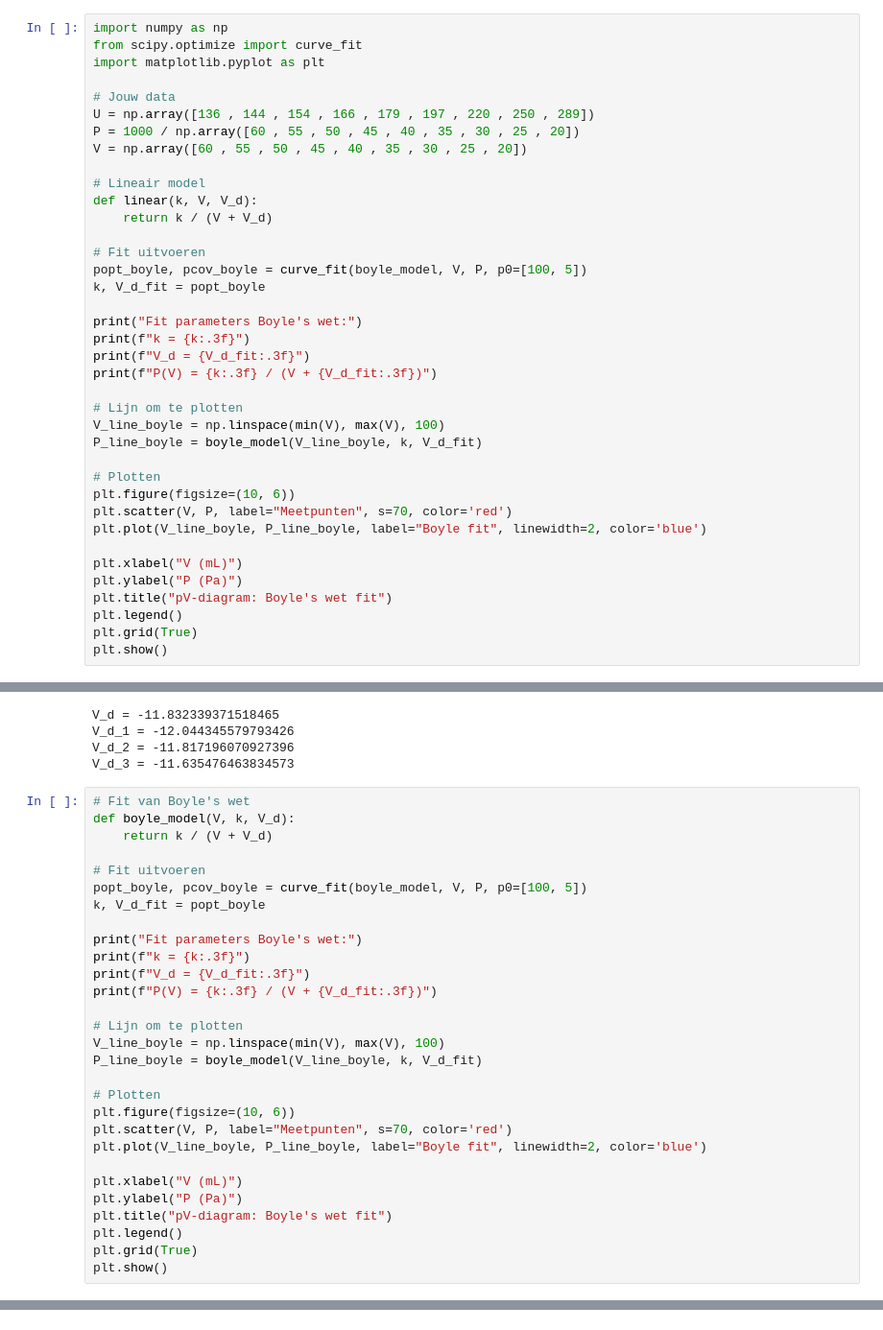
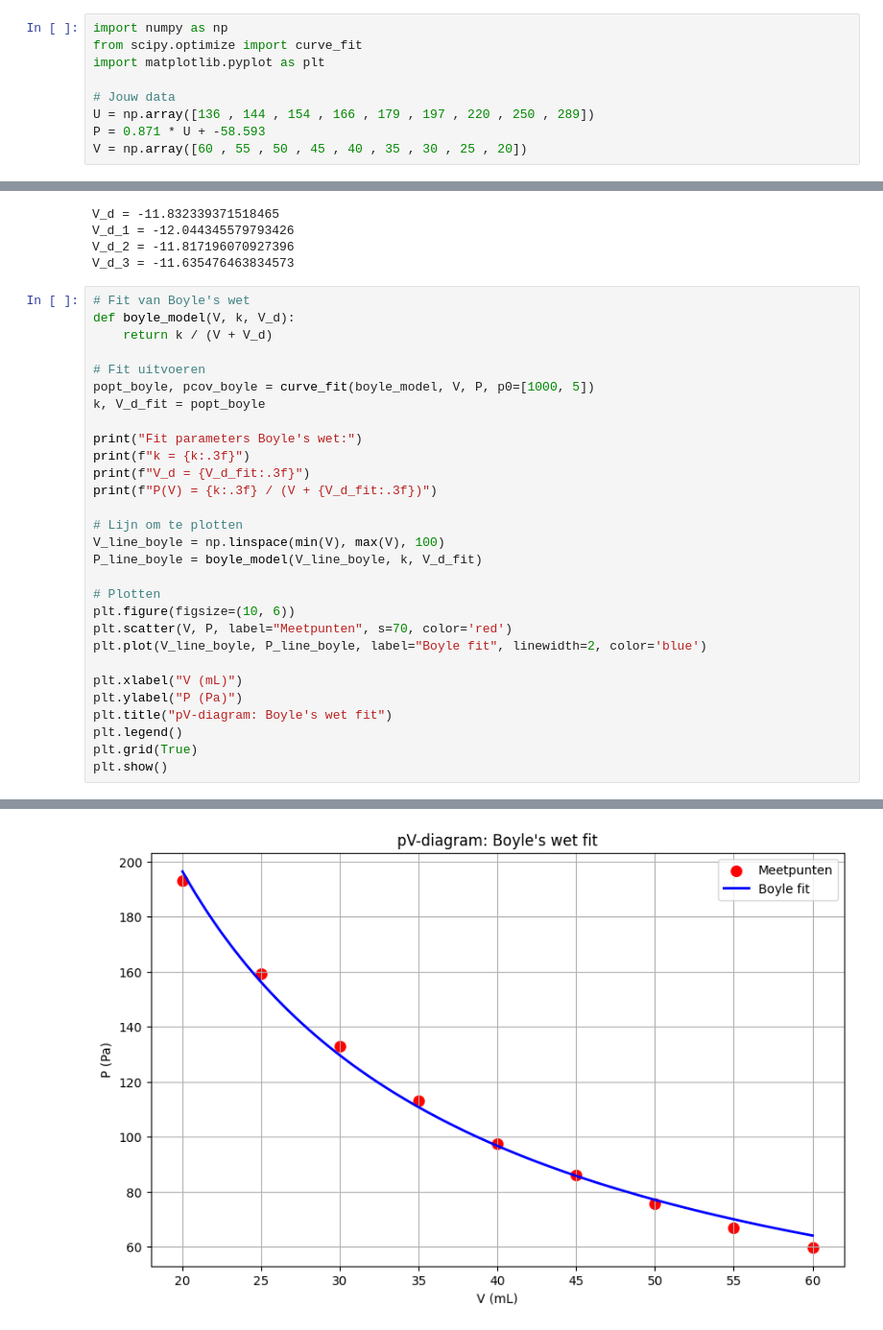
Before and after one commit to WouterAlejandro/IP2_1, a Jupyter notebook: Content/Labs/druksensorijken.ipynb, the cells around one changed output, grey strips where cells are left out. Shown: that part at 96% size. Saved outputs shown, nothing was run; the diff lists cells and outputs as text.

```diff
--- a/Content/Labs/druksensorijken.ipynb
+++ b/Content/Labs/druksensorijken.ipynb
@@ -115,34 +115,5 @@ import matplotlib.pyplot as plt
 
 # Jouw data
 U = np.array([136 , 144 , 154 , 166 , 179 , 197 , 220 , 250 , 289])
-P = 1000 / np.array([60 , 55 , 50 , 45 , 40 , 35 , 30 , 25 , 20])
+P = 0.871 * U + -58.593
 V = np.array([60 , 55 , 50 , 45 , 40 , 35 , 30 , 25 , 20])
-
-# Lineair model
-def linear(k, V, V_d):
-    return k / (V + V_d)
-
-# Fit uitvoeren
-popt_boyle, pcov_boyle = curve_fit(boyle_model, V, P, p0=[100, 5])
-k, V_d_fit = popt_boyle
-
-print("Fit parameters Boyle's wet:")
-print(f"k = {k:.3f}")
-print(f"V_d = {V_d_fit:.3f}")
-print(f"P(V) = {k:.3f} / (V + {V_d_fit:.3f})")
-
-# Lijn om te plotten
-V_line_boyle = np.linspace(min(V), max(V), 100)
-P_line_boyle = boyle_model(V_line_boyle, k, V_d_fit)
-
-# Plotten
-plt.figure(figsize=(10, 6))
-plt.scatter(V, P, label="Meetpunten", s=70, color='red')
-plt.plot(V_line_boyle, P_line_boyle, label="Boyle fit", linewidth=2, color='blue')
-
-plt.xlabel("V (mL)")
-plt.ylabel("P (Pa)")
-plt.title("pV-diagram: Boyle's wet fit")
-plt.legend()
-plt.grid(True)
-plt.show()
@@ -175,7 +144,7 @@ def boyle_model(V, k, V_d):
     return k / (V + V_d)
 
 # Fit uitvoeren
-popt_boyle, pcov_boyle = curve_fit(boyle_model, V, P, p0=[100, 5])
+popt_boyle, pcov_boyle = curve_fit(boyle_model, V, P, p0=[1000, 5])
 k, V_d_fit = popt_boyle
 
 print("Fit parameters Boyle's wet:")
@@ -198,3 +167,4 @@ plt.title("pV-diagram: Boyle's wet fit")
 plt.legend()
 plt.grid(True)
 plt.show()
+# %% [output]
@@ -200,0 +175 @@ plt.show()
+[figure, added]
```
Also changed, not shown: parts of 2 cells of this notebook.
